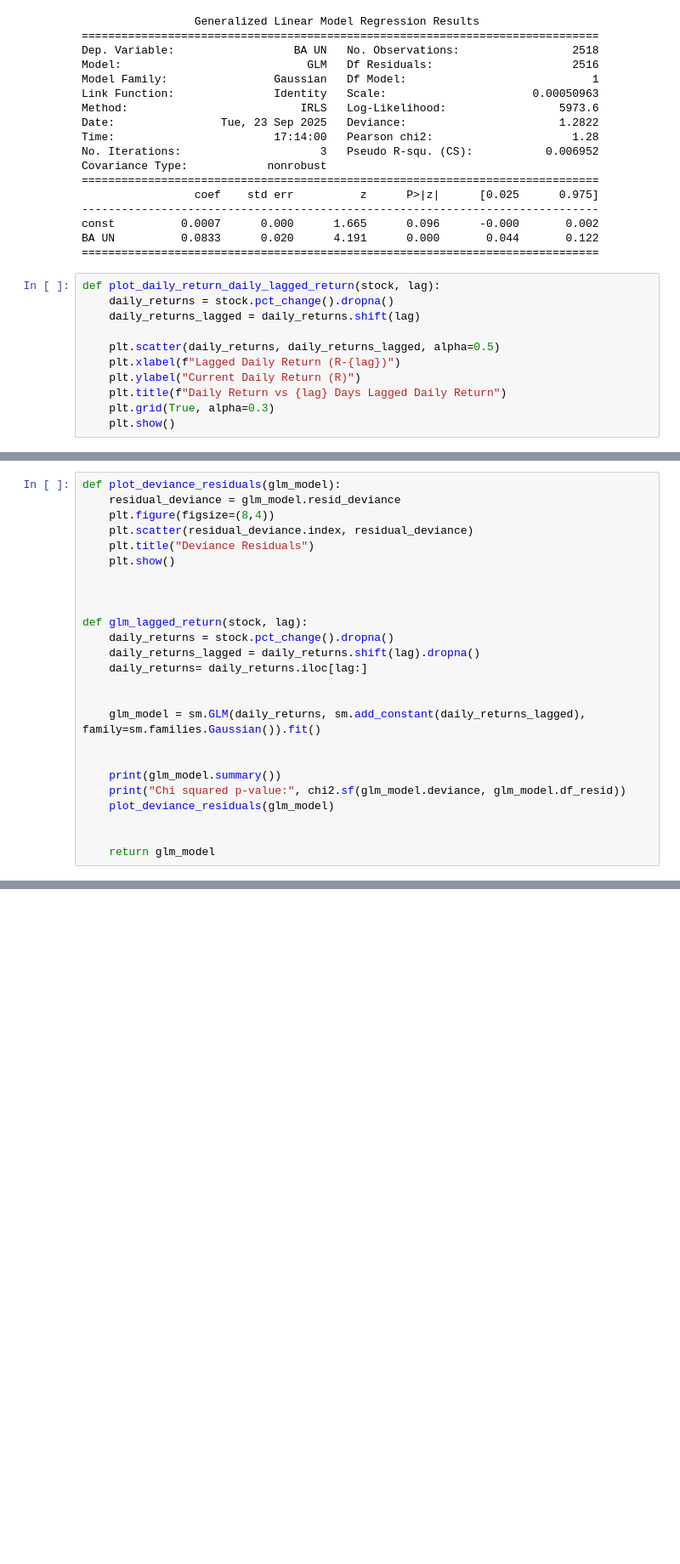
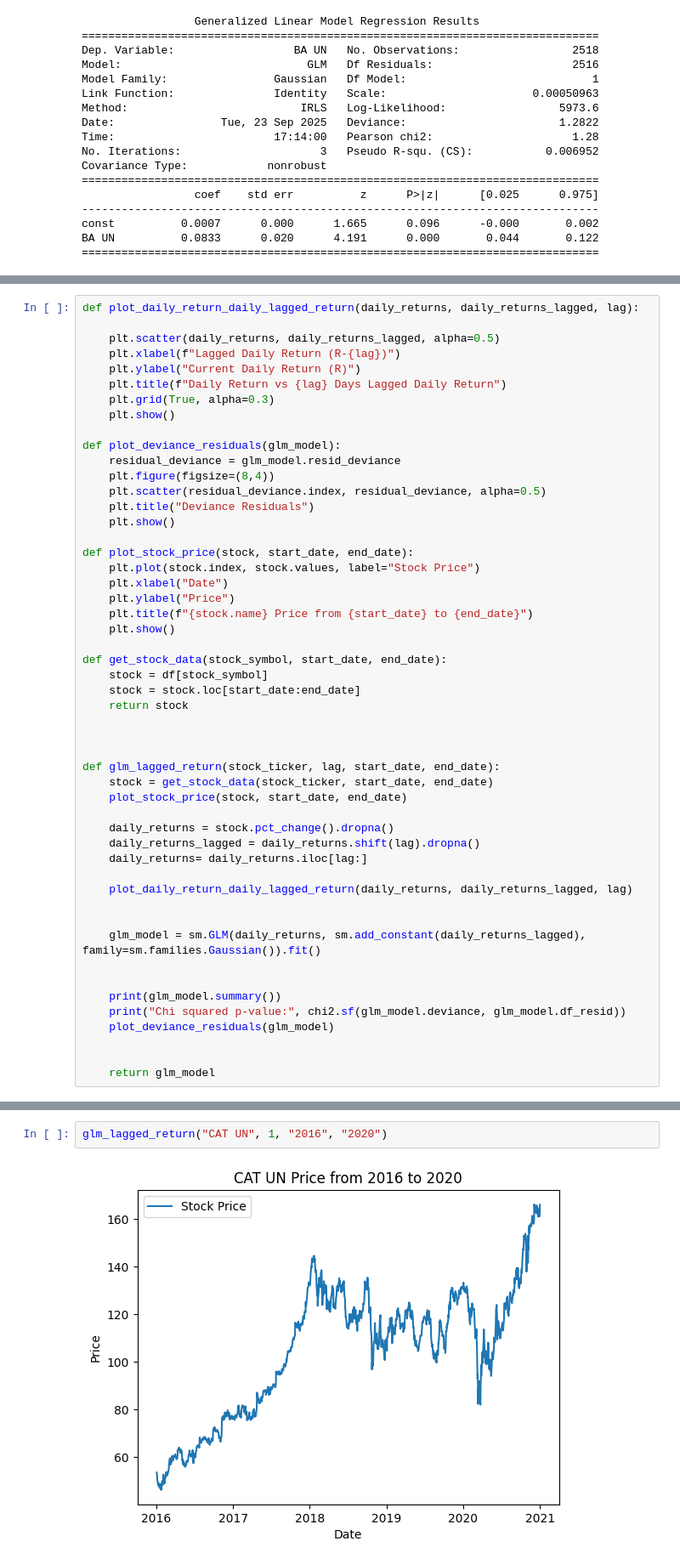
Before and after one commit to phawatboom/Capital-compass, a Jupyter notebook: Data Analysis/strategy_1_find_b.ipynb, the cells around one changed output, grey strips where cells are left out. Shown at 85% size. Saved outputs shown, nothing was run; the diff lists cells and outputs as text; blank space fills up the shorter version.

Commit message:
ADD: Finishing function outputing coefficient and plot stock

```diff
--- a/Data Analysis/strategy_1_find_b.ipynb
+++ b/Data Analysis/strategy_1_find_b.ipynb
@@ -134,14 +134,3 @@ Covariance Type:            nonrobust
 const          0.0007      0.000      1.665      0.096      -0.000       0.002
 BA UN          0.0833      0.020      4.191      0.000       0.044       0.122
 ==============================================================================
-# %%
-def plot_daily_return_daily_lagged_return(stock, lag):
-    daily_returns = stock.pct_change().dropna()
-    daily_returns_lagged = daily_returns.shift(lag)
-
-    plt.scatter(daily_returns, daily_returns_lagged, alpha=0.5)
-    plt.xlabel(f"Lagged Daily Return (R-{lag})")
-    plt.ylabel("Current Daily Return (R)")
-    plt.title(f"Daily Return vs {lag} Days Lagged Daily Return")
-    plt.grid(True, alpha=0.3)
-    plt.show()
@@ -152,17 +137,43 @@ plot_daily_return_daily_lagged_return(test_stock.loc["2011":"2016"], 1)
 # %%
+def plot_daily_return_daily_lagged_return(daily_returns, daily_returns_lagged, lag):
+
+    plt.scatter(daily_returns, daily_returns_lagged, alpha=0.5)
+    plt.xlabel(f"Lagged Daily Return (R-{lag})")
+    plt.ylabel("Current Daily Return (R)")
+    plt.title(f"Daily Return vs {lag} Days Lagged Daily Return")
+    plt.grid(True, alpha=0.3)
+    plt.show()
+
 def plot_deviance_residuals(glm_model):
     residual_deviance = glm_model.resid_deviance
     plt.figure(figsize=(8,4))
-    plt.scatter(residual_deviance.index, residual_deviance)
+    plt.scatter(residual_deviance.index, residual_deviance, alpha=0.5)
     plt.title("Deviance Residuals")
     plt.show()
 
+def plot_stock_price(stock, start_date, end_date):
+    plt.plot(stock.index, stock.values, label="Stock Price")
+    plt.xlabel("Date")
+    plt.ylabel("Price")
+    plt.title(f"{stock.name} Price from {start_date} to {end_date}")
+    plt.show()
+
+def get_stock_data(stock_symbol, start_date, end_date):
+    stock = df[stock_symbol]
+    stock = stock.loc[start_date:end_date]
+    return stock
 
 
-def glm_lagged_return(stock, lag):
+
+def glm_lagged_return(stock_ticker, lag, start_date, end_date):
+    stock = get_stock_data(stock_ticker, start_date, end_date)
+    plot_stock_price(stock, start_date, end_date)
+
     daily_returns = stock.pct_change().dropna()
     daily_returns_lagged = daily_returns.shift(lag).dropna()
     daily_returns= daily_returns.iloc[lag:]
+
+    plot_daily_return_daily_lagged_return(daily_returns, daily_returns_lagged, lag)
 
 
     glm_model = sm.GLM(daily_returns, sm.add_constant(daily_returns_lagged), family=sm.families.Gaussian()).fit()
@@ -207,0 +188,4 @@ test_stock["2011":"2016"].plot()
+# %%
+glm_lagged_return("CAT UN", 1, "2016", "2020")
+# %% [output]
+[figure, added]
```
Also changed, not shown: parts of 5 cells of this notebook.
